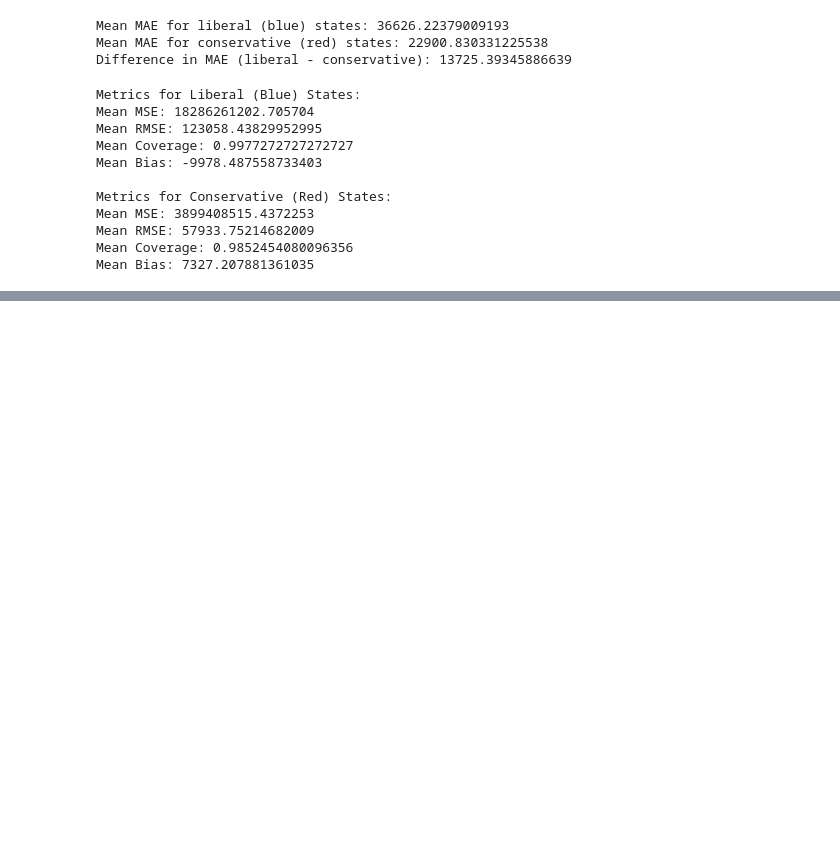
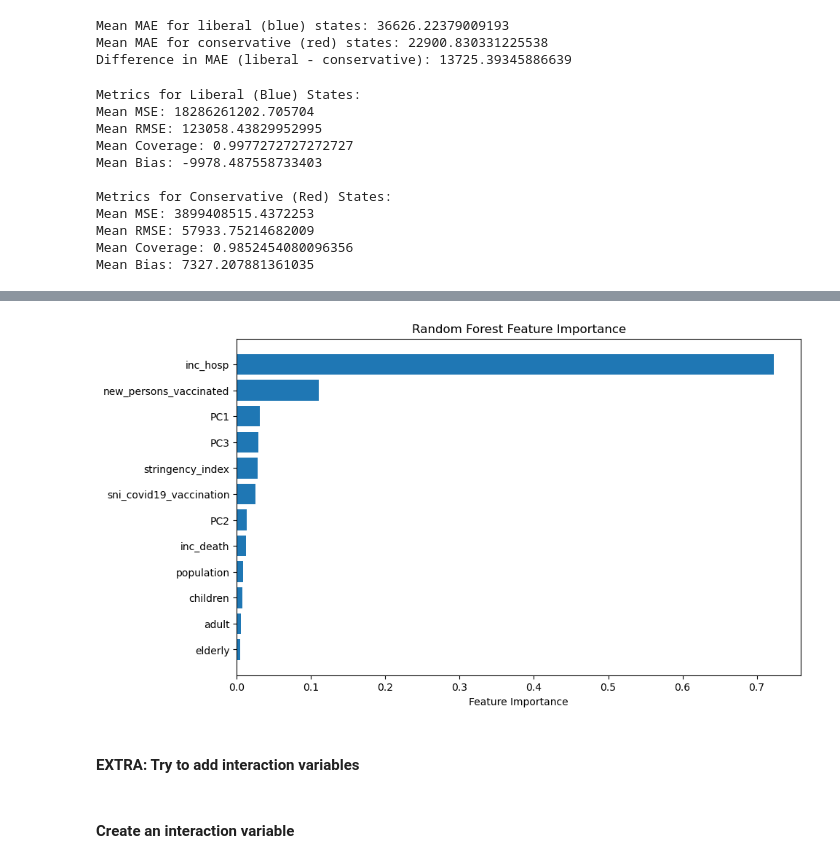
Before and after one commit to eunjeongc/covcast, a Jupyter notebook: Identifying and Mitigating Bias.ipynb, the cells around one changed output, grey strips where cells are left out. Cells and saved outputs as stored; diff of their text form; code cells hidden in the pictures; blank space fills up the shorter version.

```diff
--- a/Identifying and Mitigating Bias.ipynb
+++ b/Identifying and Mitigating Bias.ipynb
@@ -705,0 +720,23 @@ Disparate Impact (DI) Ratio (Bias): -0.7343004476613386
+# %%
+# Get feature importances from the random forest model
+feature_importances = rf_model.feature_importances_
+
+# Get the names of features
+feature_names = list(X.columns)
+
+# Sort features based on importance
+sorted_idx = feature_importances.argsort()
+
+# Plot feature importance
+plt.figure(figsize=(10, 6))
+plt.barh(range(len(sorted_idx)), feature_importances[sorted_idx], align="center")
+plt.yticks(range(len(sorted_idx)), [feature_names[i] for i in sorted_idx])
+plt.xlabel("Feature Importance")
+plt.title("Random Forest Feature Importance")
+plt.show()
+# %% [output]
+[figure, added]
+# %% [markdown]
+#### **EXTRA: Try to add interaction variables**
+# %% [markdown]
+#### Create an interaction variable
```
Also changed, not shown: parts of 38 cells of this notebook, 2 other files.
